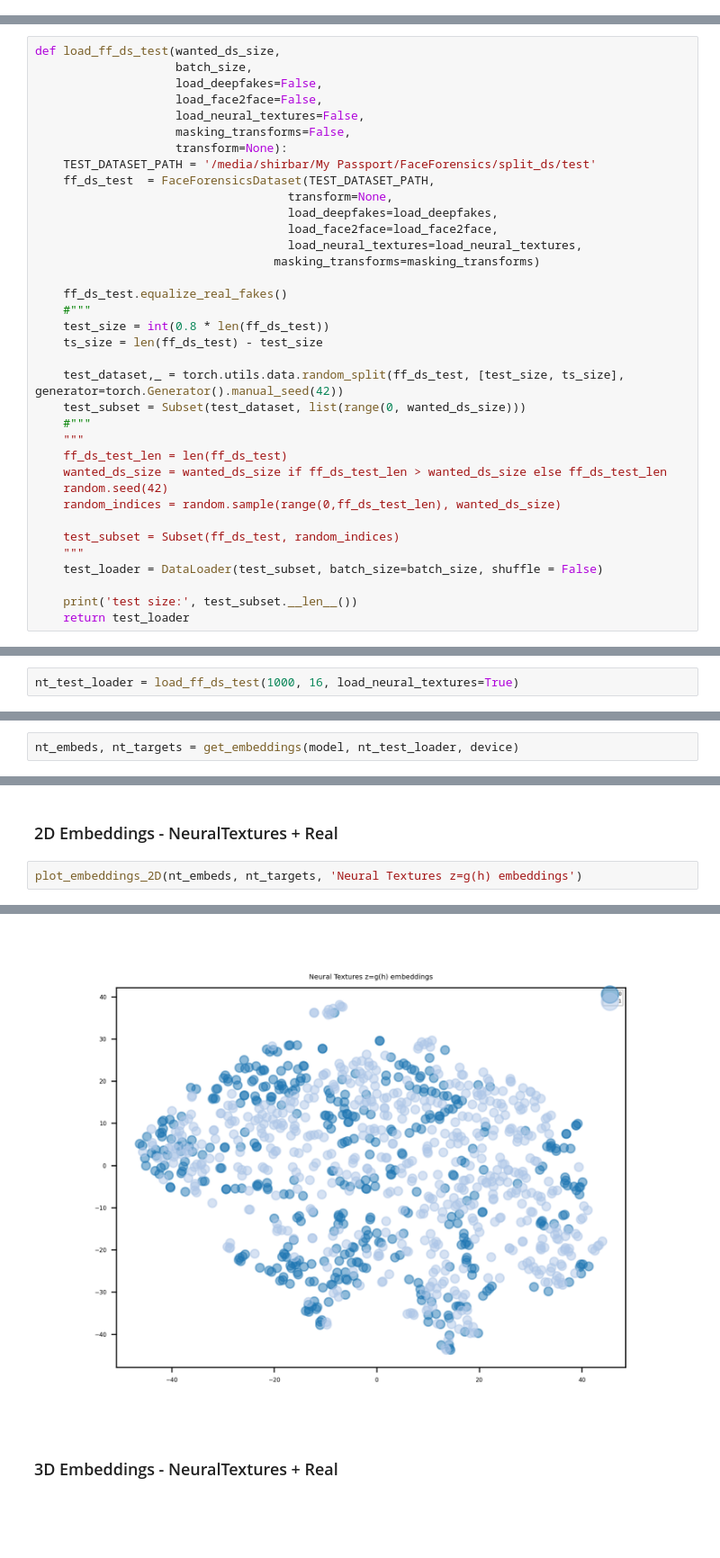
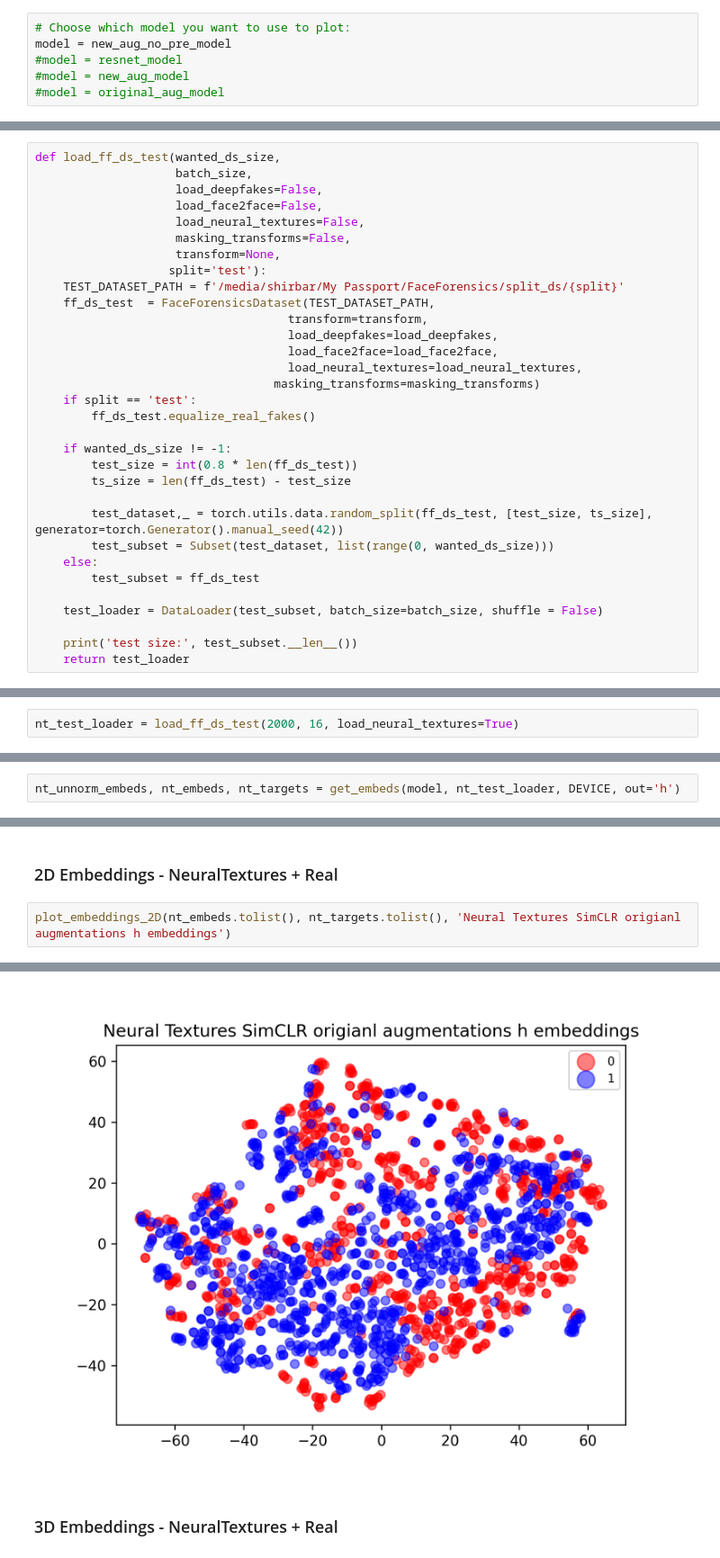
Before and after one commit to lev1ayz/DistributedDeepFakeDetection, a Jupyter notebook: Wrapper.ipynb, the cells around one changed output, grey strips where cells are left out. Shown at 90% size. Drawn from its saved outputs; the diff is of its cells as text; blank space fills up the shorter version.

```diff
--- a/Wrapper.ipynb
+++ b/Wrapper.ipynb
@@ -169,3 +324,9 @@ ResNet(
+# %%
+# Choose which model you want to use to plot:
+model = new_aug_no_pre_model
+#model = resnet_model
+#model = new_aug_model
+#model = original_aug_model
 # %% [markdown]
 ### Load FaceForensics Dataset
 # %%
@@ -175,31 +336,27 @@ def load_ff_ds_test(wanted_ds_size,
                     load_face2face=False,
                     load_neural_textures=False,
                     masking_transforms=False,
-                    transform=None):
-    TEST_DATASET_PATH = '/media/shirbar/My Passport/FaceForensics/split_ds/test'
+                    transform=None,
+                   split='test'):
+    TEST_DATASET_PATH = f'/media/shirbar/My Passport/FaceForensics/split_ds/{split}'
     ff_ds_test  = FaceForensicsDataset(TEST_DATASET_PATH,
-                                    transform=None,
+                                    transform=transform,
                                     load_deepfakes=load_deepfakes,
                                     load_face2face=load_face2face,
                                     load_neural_textures=load_neural_textures,
                                   masking_transforms=masking_transforms)
+    if split == 'test':
+        ff_ds_test.equalize_real_fakes()
 
-    ff_ds_test.equalize_real_fakes()
-    #"""
-    test_size = int(0.8 * len(ff_ds_test))
-    ts_size = len(ff_ds_test) - test_size
+    if wanted_ds_size != -1:
+        test_size = int(0.8 * len(ff_ds_test))
+        ts_size = len(ff_ds_test) - test_size
 
-    test_dataset,_ = torch.utils.data.random_split(ff_ds_test, [test_size, ts_size], generator=torch.Generator().manual_seed(42))
-    test_subset = Subset(test_dataset, list(range(0, wanted_ds_size)))
-    #"""
-    """
-    ff_ds_test_len = len(ff_ds_test)
-    wanted_ds_size = wanted_ds_size if ff_ds_test_len > wanted_ds_size else ff_ds_test_len
-    random.seed(42)
-    random_indices = random.sample(range(0,ff_ds_test_len), wanted_ds_size)
+        test_dataset,_ = torch.utils.data.random_split(ff_ds_test, [test_size, ts_size], generator=torch.Generator().manual_seed(42))
+        test_subset = Subset(test_dataset, list(range(0, wanted_ds_size)))
+    else:
+        test_subset = ff_ds_test
 
-    test_subset = Subset(ff_ds_test, random_indices)
-    """
     test_loader = DataLoader(test_subset, batch_size=batch_size, shuffle = False)
 
     print('test size:', test_subset.__len__())
@@ -321,7 +487,7 @@ plot_embeddings_3D(f2f_embeds, f2f_targets, 'Face2Face z=g(h) embeddings 3D')
 # %% [markdown]
 ## NeuralTextures
 # %%
-nt_test_loader = load_ff_ds_test(1000, 16, load_neural_textures=True)
+nt_test_loader = load_ff_ds_test(2000, 16, load_neural_textures=True)
 # %% [output]
 loading real images...
 real images loaded!
@@ -341,5 +507,5 @@ test size: 1000
 # %%
-nt_embeds, nt_targets = get_embeddings(model, nt_test_loader, device)
+nt_unnorm_embeds, nt_embeds, nt_targets = get_embeds(model, nt_test_loader, DEVICE, out='h')
 # %% [markdown]
 ### Plot example images
 # %%
@@ -348,6 +514,6 @@ plot_images(images, targets.tolist())
 # %% [markdown]
 ### 2D Embeddings - NeuralTextures + Real
 # %%
-plot_embeddings_2D(nt_embeds, nt_targets, 'Neural Textures z=g(h) embeddings')
+plot_embeddings_2D(nt_embeds.tolist(), nt_targets.tolist(), 'Neural Textures SimCLR origianl augmentations h embeddings')
 # %% [output]
 [t-SNE] Computing 91 nearest neighbors...
@@ -360,4 +528,4 @@ plot_embeddings_2D(nt_embeds, nt_targets, 'Neural Textures z=g(h) embeddings')
-[figure, old version]
+[figure, new version]
 # %% [markdown]
 ### 3D Embeddings - NeuralTextures + Real
 # %%
```
Also changed, not shown: parts of 49 cells of this notebook, 2 other files.
